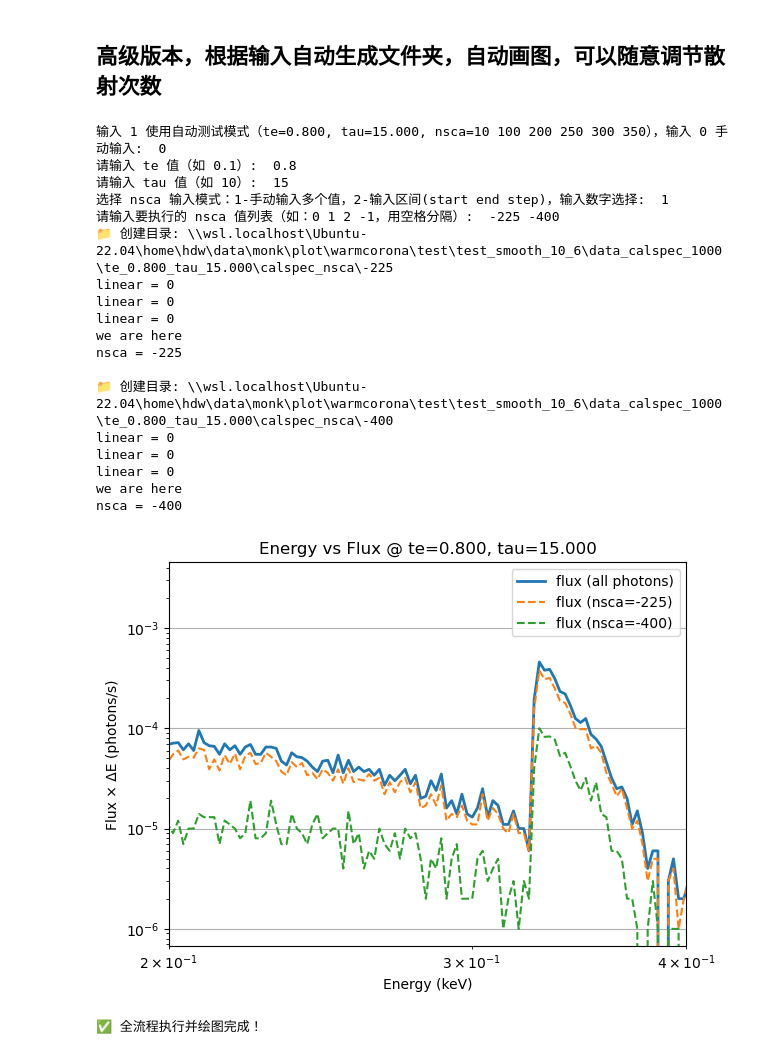
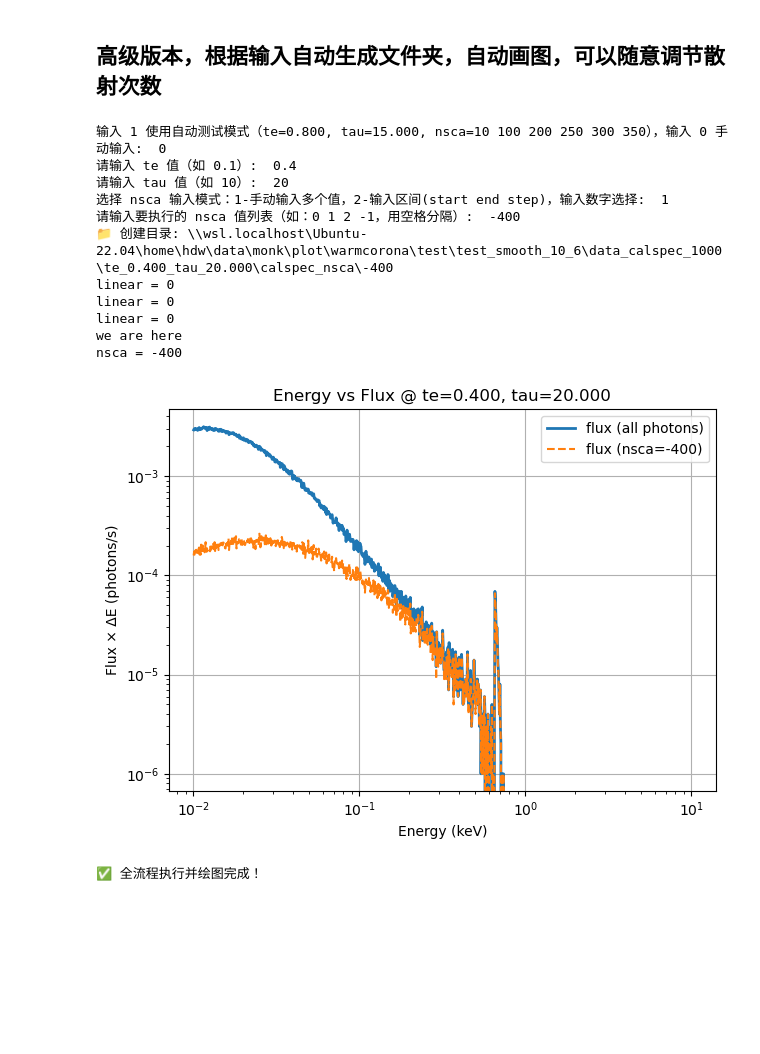
Before and after one commit to renhdw/warmcorona, a Jupyter notebook: Research/warmcom/program/查看高能峰原因.ipynb, the cells around one changed output. Cells and saved outputs as stored; diff of their text form; code cells hidden in the pictures; blank space fills up the shorter version.

```diff
--- a/Research/warmcom/program/查看高能峰原因.ipynb
+++ b/Research/warmcom/program/查看高能峰原因.ipynb
@@ -243,44 +248,37 @@ for nsca in nsca_values:
 
     en_n = load_dat_file(file_en)
     de_n = load_dat_file(file_de)
     flux_n = load_dat_file(file_flux)
 
     if en_n is None or de_n is None or flux_n is None:
         print(f"⚠️ 跳过 nsca={nsca}，数据不完整。")
         continue
 
     plt.plot(en_n, flux_n * de_n, linestyle="--", label=f"flux (nsca={nsca})")
 
 plt.xlabel("Energy (keV)")
 plt.ylabel("Flux × ΔE (photons/s)")
 plt.title(f"Energy vs Flux @ te={te_str}, tau={tau_str}")
 plt.xscale("log")
 plt.yscale("log")
-plt.xlim(0.2, 0.4)
+#plt.xlim(0.2, 0.4)
 plt.grid(True)
 plt.legend()
 plt.tight_layout()
 plt.show()
 
 print("✅ 全流程执行并绘图完成！")
 # %% [output]
 输入 1 使用自动测试模式（te=0.800, tau=15.000, nsca=10 100 200 250 300 350），输入 0 手动输入:  0
-请输入 te 值（如 0.1）:  0.8
-请输入 tau 值（如 10）:  15
+请输入 te 值（如 0.1）:  0.4
+请输入 tau 值（如 10）:  20
 选择 nsca 输入模式：1-手动输入多个值，2-输入区间(start end step)，输入数字选择:  1
-请输入要执行的 nsca 值列表（如：0 1 2 -1，用空格分隔）:  -225 -400
-📁 创建目录: \\wsl.localhost\Ubuntu-22.04\home\hdw\data\monk\plot\warmcorona\test\test_smooth_10_6\data_calspec_1000\te_0.800_tau_15.000\calspec_nsca\-225
-linear = 0
-linear = 0
-linear = 0
-we are here
-nsca = -225
-
-📁 创建目录: \\wsl.localhost\Ubuntu-22.04\home\hdw\data\monk\plot\warmcorona\test\test_smooth_10_6\data_calspec_1000\te_0.800_tau_15.000\calspec_nsca\-400
+请输入要执行的 nsca 值列表（如：0 1 2 -1，用空格分隔）:  -400
+📁 创建目录: \\wsl.localhost\Ubuntu-22.04\home\hdw\data\monk\plot\warmcorona\test\test_smooth_10_6\data_calspec_1000\te_0.400_tau_20.000\calspec_nsca\-400
 linear = 0
 linear = 0
 linear = 0
 we are here
 nsca = -400
-[figure, old version]
+[figure, new version]
 ✅ 全流程执行并绘图完成！
```
Also changed, not shown: parts of 7 cells of this notebook, 2 other files.
